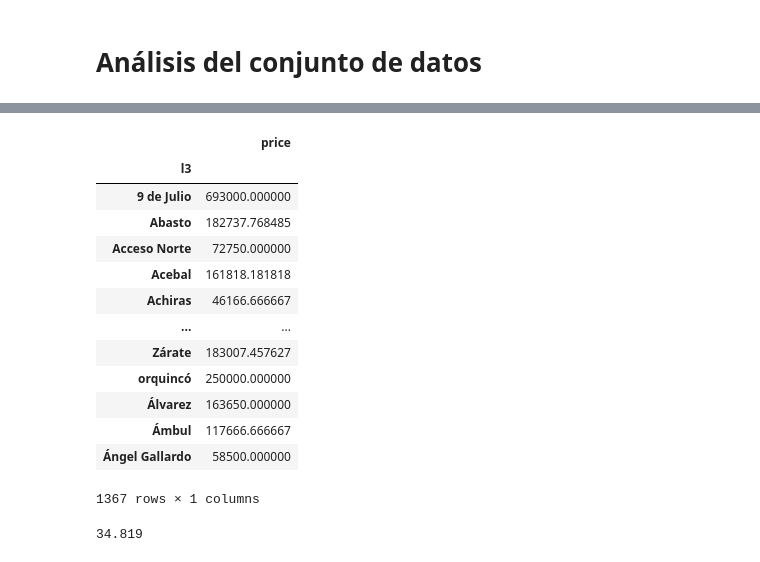
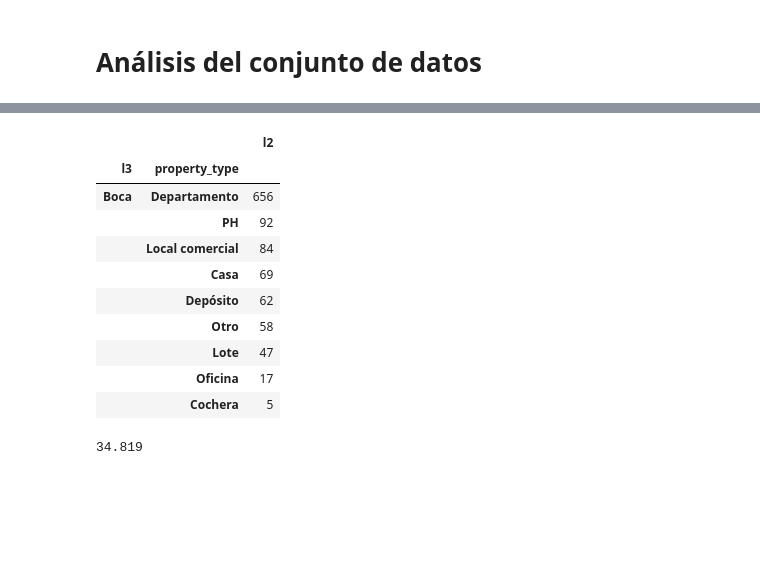
Before and after one commit to NNunezManzano/Predicci-n-precio-de-propiedades, a Jupyter notebook: TP_individual_docker.ipynb, the cells around one changed output, grey strips where cells are left out. Drawn from its saved outputs; the diff is of its cells as text; code cells hidden in the pictures; blank space fills up the shorter version.

```diff
--- a/TP_individual_docker.ipynb
+++ b/TP_individual_docker.ipynb
@@ -33,21 +124,18 @@ df.info()
 # %%
 #analizamos los valores de las distintas variables
-df[["l3","price"]].groupby(['l3']).mean()
+df.loc[df.l3 == "Boca",["l3","property_type","l2"]].groupby(['l3','property_type']).count().sort_values(by='l2', ascending=False)
 # %% [output]
-|  | price |
-| l3 |  |
-| 9 de Julio | 693000.000000 |
-| Abasto | 182737.768485 |
-| Acceso Norte | 72750.000000 |
-| Acebal | 161818.181818 |
-| Achiras | 46166.666667 |
-| ... | ... |
-| Zárate | 183007.457627 |
-| orquincó | 250000.000000 |
-| Álvarez | 163650.000000 |
-| Ámbul | 117666.666667 |
-| Ángel Gallardo | 58500.000000 |
+|  |  | l2 |
+| l3 | property_type |  |
+| Boca | Departamento | 656 |
+|  | PH | 92 |
+|  | Local comercial | 84 |
+|  | Casa | 69 |
+|  | Depósito | 62 |
+|  | Otro | 58 |
+|  | Lote | 47 |
+|  | Oficina | 17 |
+|  | Cochera | 5 |
-1367 rows × 1 columns
 # %%
 df_pred.l4.max()
 # %% [output]
```
Also changed, not shown: parts of 24 cells of this notebook.
